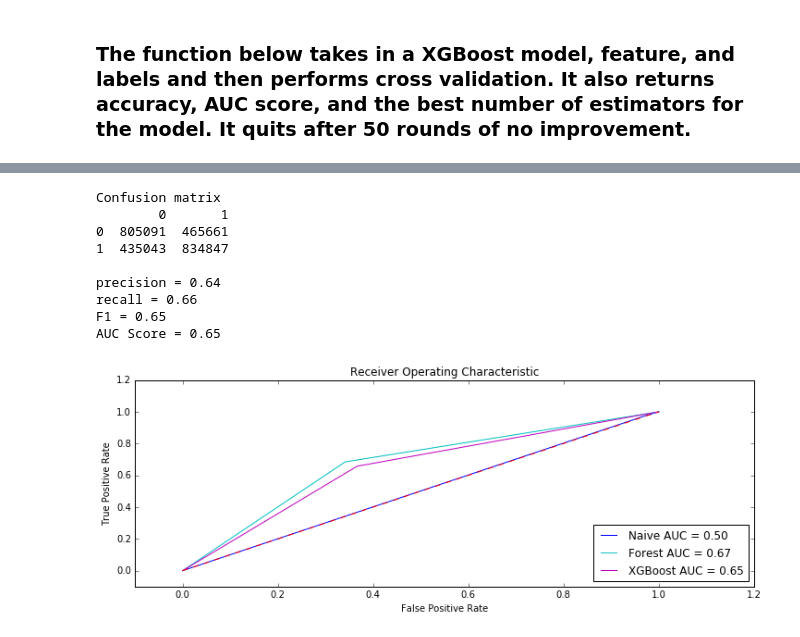
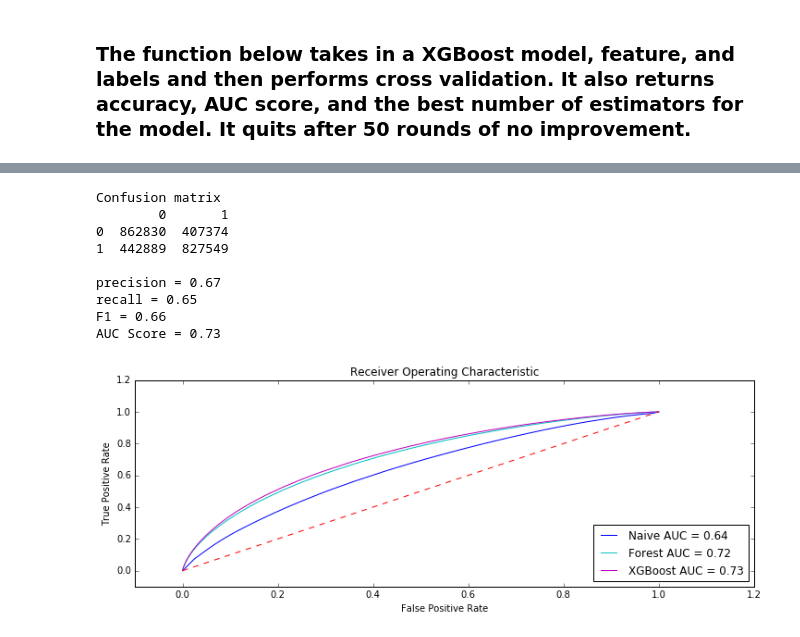
Before and after one commit to yaskyj/datascienceintensive, a Jupyter notebook: capstone/Flight Delays.ipynb, the cells around one changed output, grey strips where cells are left out. Drawn from its saved outputs; the diff is of its cells as text; code cells hidden in the pictures.

```diff
--- a/capstone/Flight Delays.ipynb
+++ b/capstone/Flight Delays.ipynb
@@ -550,7 +588,7 @@ def modelfit(alg, features, labels, useTrainCV=True, cv_folds=5,
 
     if useTrainCV:
         xgb_param = alg.get_xgb_params()
-        xgtrain = xgb.DMatrix(features, label=labels)
+        xgtrain = xgb.DMatrix(features.values, label=labels.values)
         cvresult = xgb.cv(xgb_param, xgtrain, num_boost_round=alg.get_params()['n_estimators'],
                           nfold=cv_folds,
             metrics=['auc'], early_stopping_rounds=early_stopping_rounds, show_progress=False)
@@ -575,7 +613,7 @@ def modelfit(alg, features, labels, useTrainCV=True, cv_folds=5,
 #Create an Extreme Gradient Boosting classifier and feed it into the model fit
 #function
 boost =  xgb.XGBClassifier(
- learning_rate = 1,
+ learning_rate = .1,
  n_estimators=1000,
  max_depth=5,
  min_child_weight=1,
@@ -597,8 +635,8 @@ AUC Score: 0.728321
 # %%
 # Use the appropriate number of estimators to create the classifier
 boost =  xgb.XGBClassifier(
- learning_rate = 1,
- n_estimators=33,
+ learning_rate = .1,
+ n_estimators=459,
  max_depth=5,
  min_child_weight=1,
  gamma=0,
@@ -607,10 +645,11 @@ boost =  xgb.XGBClassifier(
  objective= 'binary:logistic',
  nthread=4,
  scale_pos_weight=1,
- seed=27).fit(features_train_1, labels_train_1)
+ seed=27).fit(features_train, labels_train)
 # %%
 # Evaluate on larger test set
 boost_pred = boost.predict(features_test_1)
+boost_probs = boost.predict_proba(features_test_1)
 
 # Creates confustion matrix and prints it out
 cm = metrics.confusion_matrix(labels_test_1, boost_pred)
@@ -625,41 +664,40 @@ print "\nprecision = %0.2f\nrecall = %0.2f\nF1 = %0.2f\nAUC Score = %0.2f\n" % \
         (report_rf[0],
          report_rf[1],
          report_rf[2],
-         metrics.roc_auc_score(list(labels_test_1.values), list(boost_pred)))
+         metrics.roc_auc_score(list(labels_test_1.values), boost_probs[:,1]))
 # %% [output]
 Confusion matrix
         0       1
-0  805091  465661
-1  435043  834847
+0  862830  407374
+1  442889  827549
 
-precision = 0.64
-recall = 0.66
-F1 = 0.65
-AUC Score = 0.65
+precision = 0.67
+recall = 0.65
+F1 = 0.66
+AUC Score = 0.73
 # %%
 # Creating and plotting the ROC Curve
-naive_false_positive_rate, naive_true_positive_rate, naive_thresholds = metrics.roc_curve(list(naive_labels_test), list(naive_pred))
-naive_roc_auc = metrics.auc(naive_false_positive_rate, naive_true_positive_rate)
-
-forest_false_positive_rate, forest_true_positive_rate, forest_thresholds = metrics.roc_curve(list(labels_test_1), list(forest_pred))
-forest_roc_auc = metrics.auc(forest_false_positive_rate, forest_true_positive_rate)
-
-boost_false_positive_rate, boost_true_positive_rate, boost_thresholds = metrics.roc_curve(list(labels_test_1), list(boost_pred))
-boost_roc_auc = metrics.auc(boost_false_positive_rate, boost_true_positive_rate)
 
 plt.title('Receiver Operating Characteristic')
-plt.plot(naive_false_positive_rate, naive_true_positive_rate, 'b',
-label='Naive AUC = %0.2f'% naive_roc_auc)
-plt.plot(forest_false_positive_rate, forest_true_positive_rate, 'c',
-label='Forest AUC = %0.2f'% forest_roc_auc)
-plt.plot(boost_false_positive_rate, boost_true_positive_rate, 'm',
-label='XGBoost AUC = %0.2f'% boost_roc_auc)
+# Compute ROC curve and area the curve
+fpr, tpr, thresholds = metrics.roc_curve(list(labels_test_1), naive_probs[:, 1])
+naive_roc_auc = metrics.auc(fpr, tpr)
+plt.plot(fpr, tpr, 'b', label='Naive AUC = %0.2f'% naive_roc_auc)
+
+fpr, tpr, thresholds = metrics.roc_curve(list(labels_test_1), forest_probs[:, 1])
+forest_roc_auc = metrics.auc(fpr, tpr)
+plt.plot(fpr, tpr, 'c', label='Forest AUC = %0.2f'% forest_roc_auc)
+
+fpr, tpr, thresholds = metrics.roc_curve(list(labels_test_1), boost_probs[:, 1])
+boost_roc_auc = metrics.auc(fpr, tpr)
+plt.plot(fpr, tpr, 'm', label='XGBoost AUC = %0.2f'% boost_roc_auc)
+
 plt.legend(loc='lower right')
 plt.plot([0,1],[0,1],'r--')
 plt.xlim([-0.1,1.2])
 plt.ylim([-0.1,1.2])
 plt.ylabel('True Positive Rate')
 plt.xlabel('False Positive Rate')
 plt.show()
 # %% [output]
-[figure, old version]
+[figure, new version]
```
Also changed, not shown: parts of 36 cells of this notebook, 15 other files.
